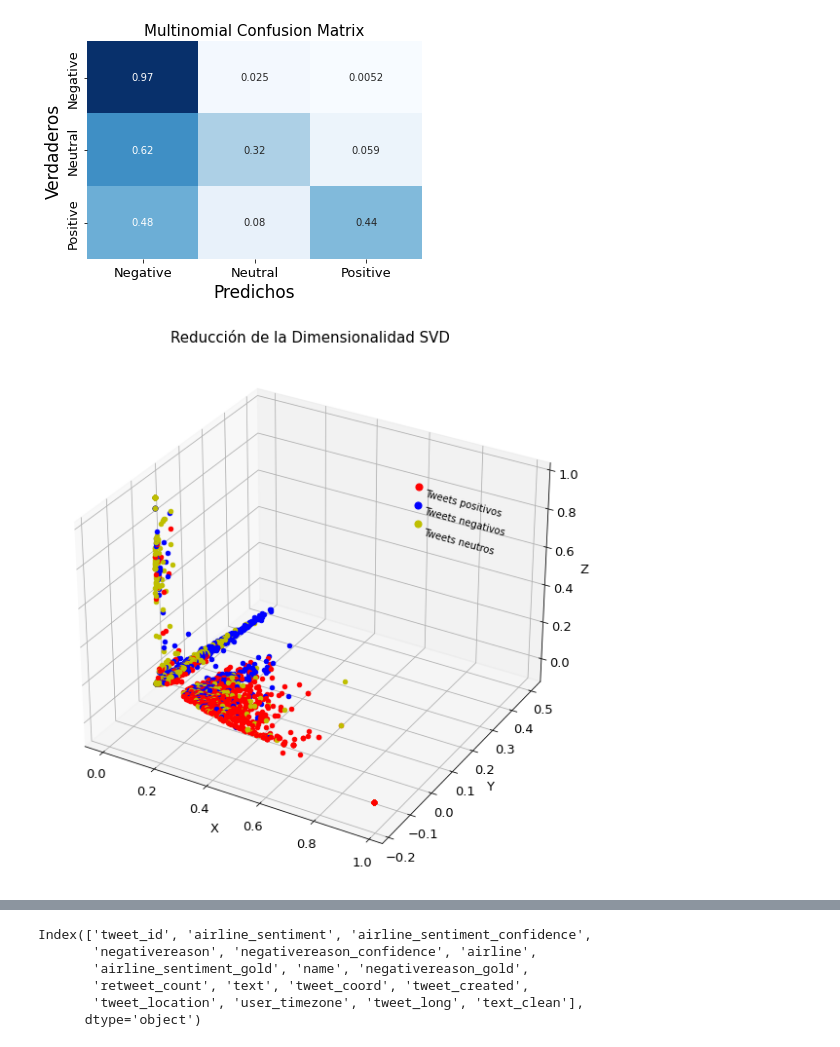
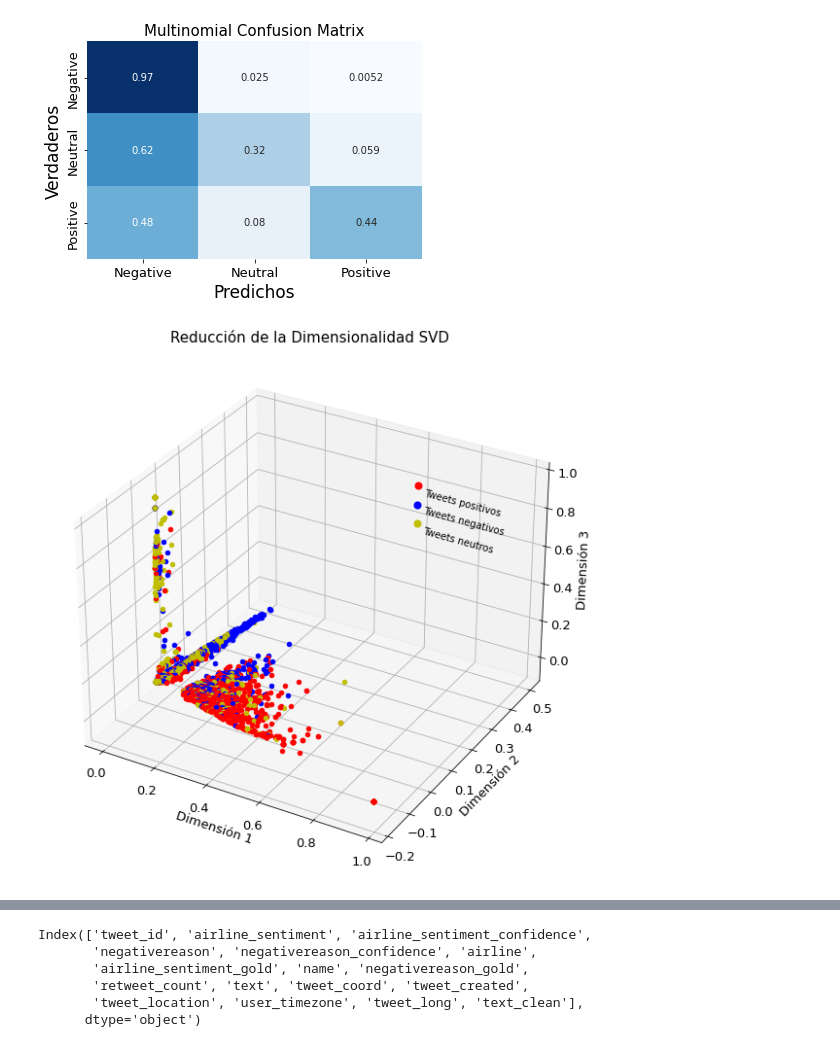
Before and after one commit to astach-DS/Tweets-Sentiment-Classification, a Jupyter notebook: Tweets.ipynb, the cells around one changed output, grey strips where cells are left out. Saved outputs shown, nothing was run; the diff lists cells and outputs as text; code cells hidden in the pictures.

```diff
--- a/Tweets.ipynb
+++ b/Tweets.ipynb
@@ -784,37 +807,37 @@ index_negative =data['airline_sentiment'][data['airline_sentiment'] == 'negative
 # %%
 #Reducción de la dimensionalidad utilizando SVD
 from sklearn.decomposition import TruncatedSVD
 svd=TruncatedSVD(n_components=3);
 P=svd.fit_transform(Tfidf_encoding)
 
 #Representación gráfica de las 3 componentes
 fig = plt.figure(figsize=(10,10))
 ax = fig.add_subplot(111, projection='3d')
-ax.set_xlabel('X')
-ax.set_ylabel('Y')
-ax.set_zlabel('Z')
+ax.set_xlabel('Dimensión 1')
+ax.set_ylabel('Dimensión 2')
+ax.set_zlabel('Dimensión 3')
 ax.set_title('Reducción de la Dimensionalidad SVD')
 
 ax.scatter(0.6,0.5,0.8,color='r',s=50)
 ax.text(0.62,0.5,0.65,'Tweets positivos',zdir='x')
 ax.scatter(0.6,0.5,0.7,color='b',s=50 )
 ax.text(0.62,0.5,0.55,'Tweets negativos',zdir='x')
 ax.scatter(0.6,0.5,0.6,color='y',s=50 )
 ax.text(0.62,0.5,0.45,'Tweets neutros',zdir='x')
 for i in range(len(P)):
     if i in index_positive:
         x,y,z=P[i][0],P[i][1],P[i][2]
         ax.scatter(x, y, z,color='r')
 
     elif i in index_negative:
         x,y,z=P[i][0],P[i][1],P[i][2]
         ax.scatter(x, y, z,c='b')
 
     else:
         x,y,z=P[i][0],P[i][1],P[i][2]
         ax.scatter(x, y, z,c='y')
 # %% [output]
-[figure, old version]
+[figure, new version]
 # %%
 #Palabras con más peso en las componentes principales
 
```
Also changed, not shown: parts of 18 cells of this notebook.
